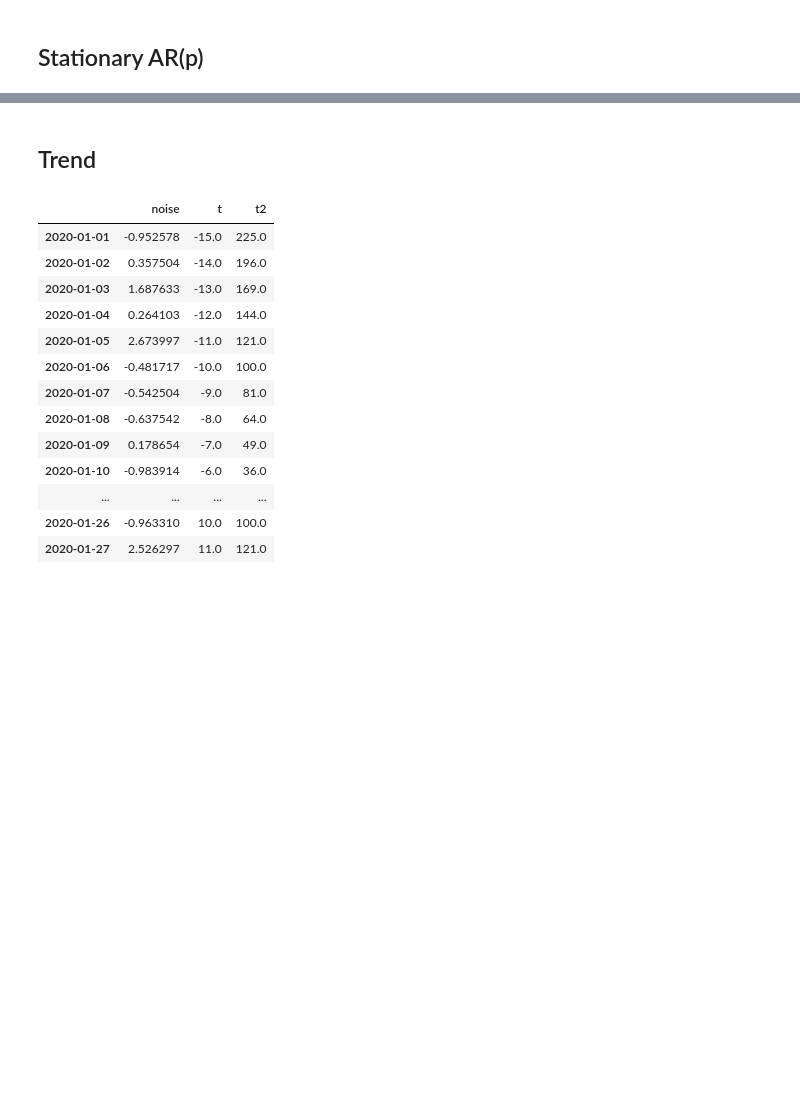
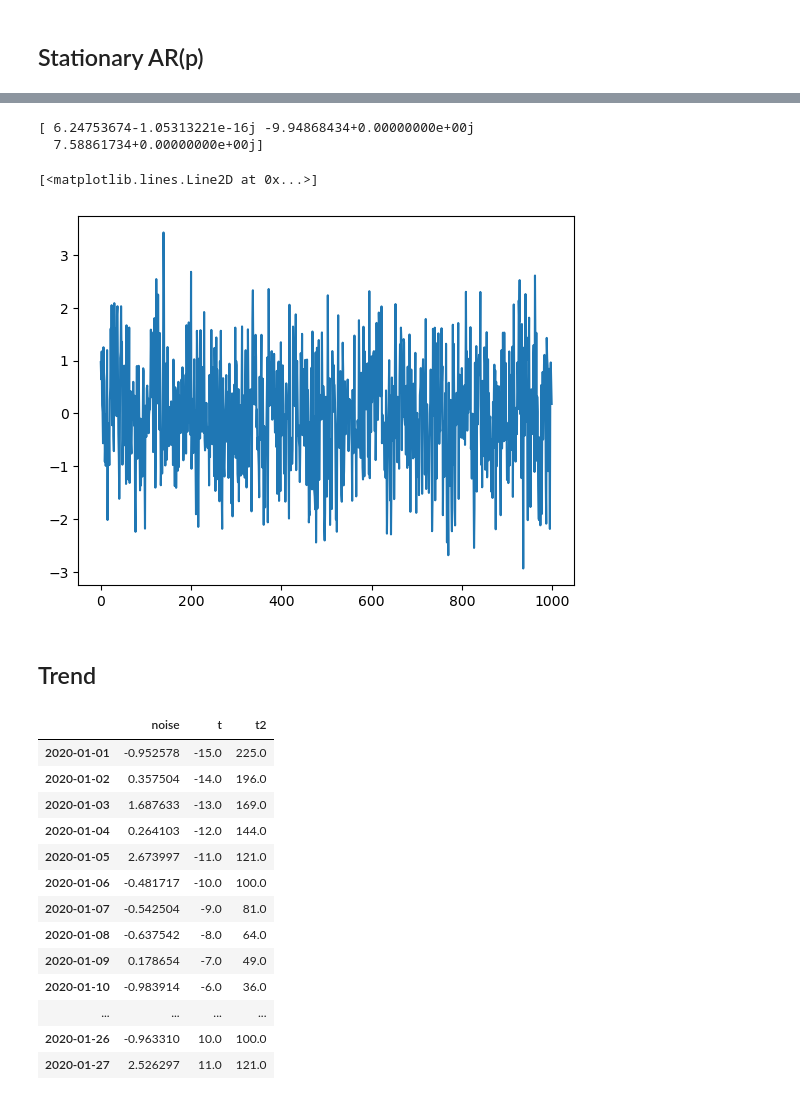
Before and after one commit to reebme/time-imputation-benchmark, a Jupyter notebook: Notebooks/01_Prepare_Data.ipynb, the cells around one changed output, grey strips where cells are left out. Saved outputs shown, nothing was run; the diff lists cells and outputs as text; code cells hidden in the pictures; blank space fills up the shorter version.

```diff
--- a/Notebooks/01_Prepare_Data.ipynb
+++ b/Notebooks/01_Prepare_Data.ipynb
@@ -169,3 +227,14 @@ array([-3.65109897+0.j,  7.87814944+0.j, 43.2272768 +0.j])
+# %%
+print(ar_coef)
+x, noise = generate_ar_process(ar_coef.real, 1000)
+# %% [output]
+[ 6.24753674-1.05313221e-16j -9.94868434+0.00000000e+00j
+  7.58861734+0.00000000e+00j]
+# %%
+plt.plot(x)
+# %% [output]
+[<matplotlib.lines.Line2D at 0x...>]
+[figure, added]
 # %% [markdown]
 ## Trend
 # %%
```
Also changed, not shown: parts of 7 cells of this notebook.
